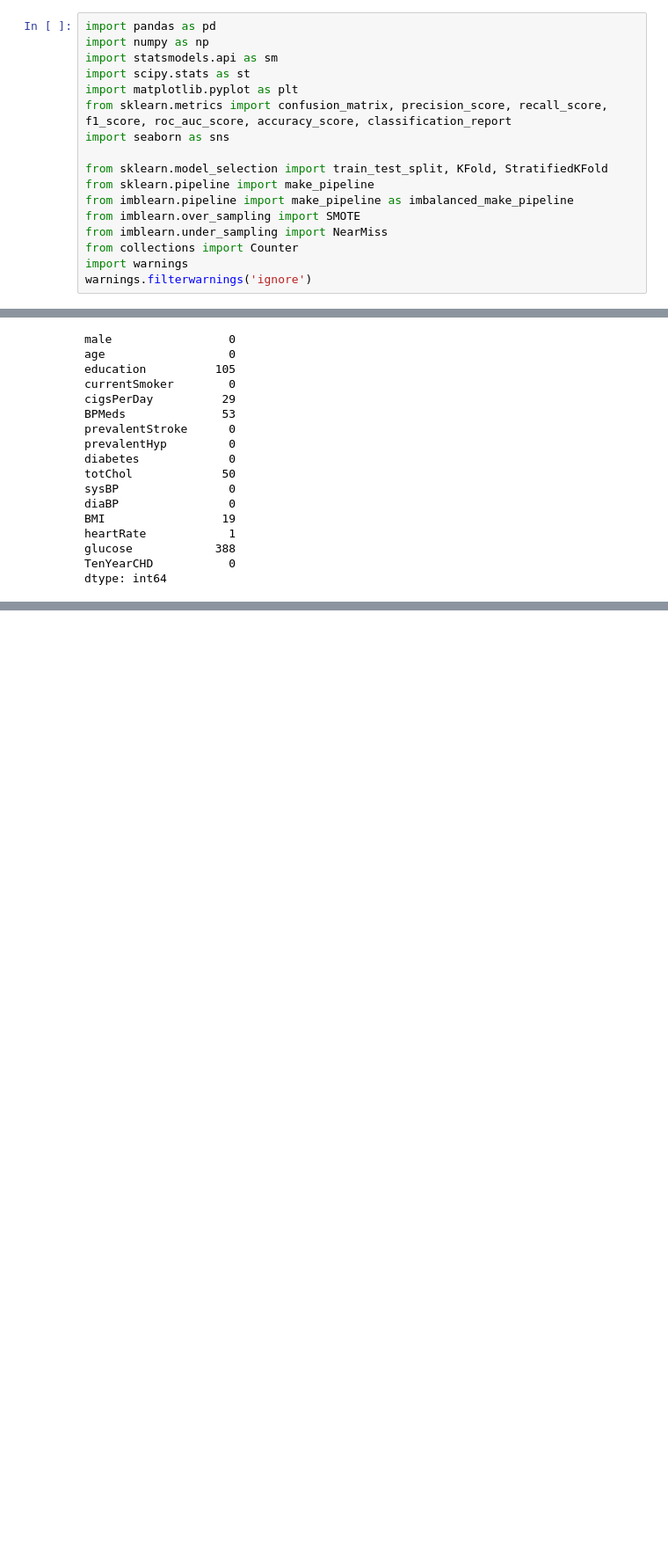
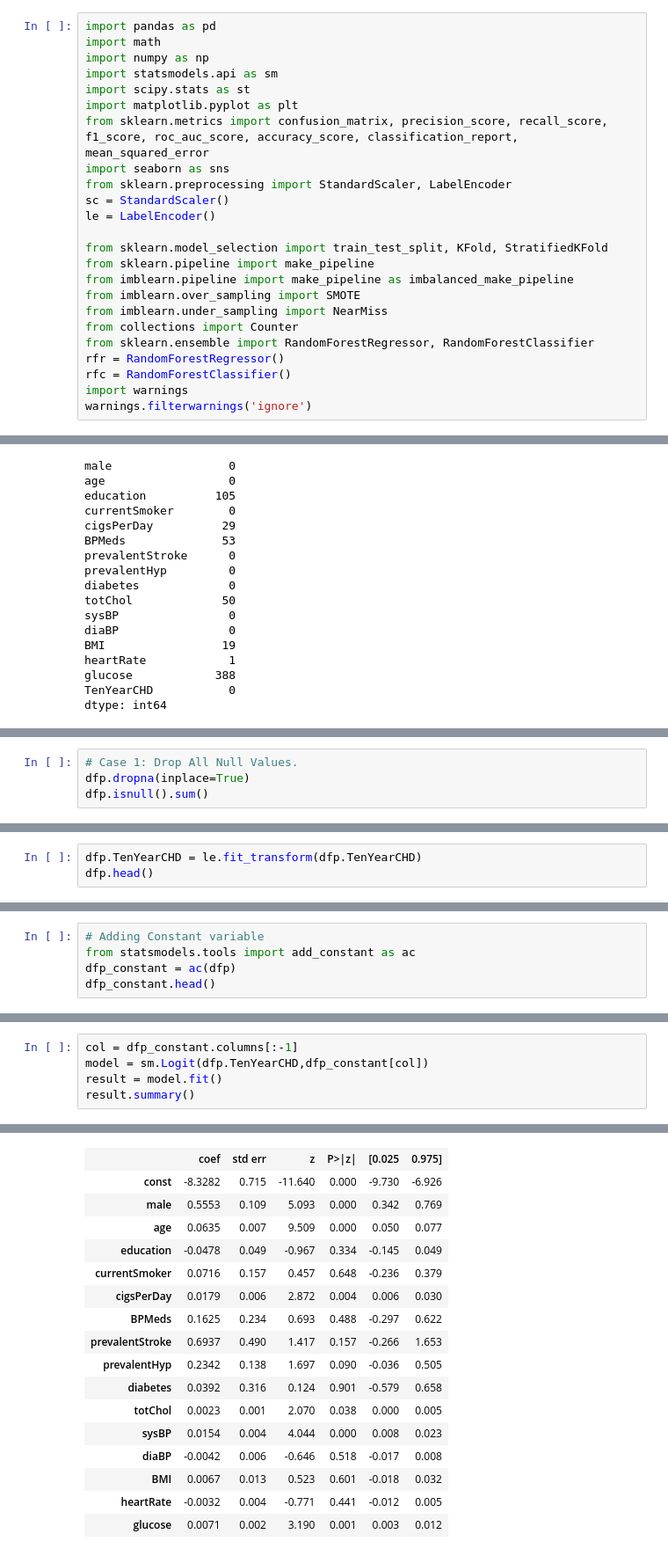
Before and after one commit to Dhruv-Chandra/Heart-Patients, a Jupyter notebook: Heart Patients.ipynb, the cells around one changed output, grey strips where cells are left out. Shown at 88% size. Saved outputs shown, nothing was run; the diff lists cells and outputs as text; blank space fills up the shorter version.

Commit message:
Logistic Regression/Logit

```diff
--- a/Heart Patients.ipynb
+++ b/Heart Patients.ipynb
@@ -10,12 +10,16 @@
 - This research intends to pinpoint the most relevant/risk factors of heart disease as well as predict the overall risk using logistic regression.
 # %%
 import pandas as pd
+import math
 import numpy as np
 import statsmodels.api as sm
 import scipy.stats as st
 import matplotlib.pyplot as plt
-from sklearn.metrics import confusion_matrix, precision_score, recall_score, f1_score, roc_auc_score, accuracy_score, classification_report
+from sklearn.metrics import confusion_matrix, precision_score, recall_score, f1_score, roc_auc_score, accuracy_score, classification_report, mean_squared_error
 import seaborn as sns
+from sklearn.preprocessing import StandardScaler, LabelEncoder
+sc = StandardScaler()
+le = LabelEncoder()
 
 from sklearn.model_selection import train_test_split, KFold, StratifiedKFold
 from sklearn.pipeline import make_pipeline
@@ -23,6 +27,9 @@ from imblearn.pipeline import make_pipeline as imbalanced_make_pipeline
 from imblearn.over_sampling import SMOTE
 from imblearn.under_sampling import NearMiss
 from collections import Counter
+from sklearn.ensemble import RandomForestRegressor, RandomForestClassifier
+rfr = RandomForestRegressor()
+rfc = RandomForestClassifier()
 import warnings
 warnings.filterwarnings('ignore')
 # %%
@@ -160,0 +179,4 @@ dtype: int64
+# %%
+# Case 1: Drop All Null Values.
+dfp.dropna(inplace=True)
+dfp.isnull().sum()
@@ -160,0 +201,3 @@ dtype: int64
+# %%
+dfp.TenYearCHD = le.fit_transform(dfp.TenYearCHD)
+dfp.head()
@@ -160,0 +215,5 @@ dtype: int64
+# %%
+# Adding Constant variable
+from statsmodels.tools import add_constant as ac
+dfp_constant = ac(dfp)
+dfp_constant.head()
@@ -160,0 +227,6 @@ dtype: int64
+# %%
+col = dfp_constant.columns[:-1]
+model = sm.Logit(dfp.TenYearCHD,dfp_constant[col])
+result = model.fit()
+result.summary()
+# %% [output]
@@ -160,0 +244,17 @@ dtype: int64
+|  | coef | std err | z | P>|z| | [0.025 | 0.975] |
+| const | -8.3282 | 0.715 | -11.640 | 0.000 | -9.730 | -6.926 |
+| male | 0.5553 | 0.109 | 5.093 | 0.000 | 0.342 | 0.769 |
+| age | 0.0635 | 0.007 | 9.509 | 0.000 | 0.050 | 0.077 |
+| education | -0.0478 | 0.049 | -0.967 | 0.334 | -0.145 | 0.049 |
+| currentSmoker | 0.0716 | 0.157 | 0.457 | 0.648 | -0.236 | 0.379 |
+| cigsPerDay | 0.0179 | 0.006 | 2.872 | 0.004 | 0.006 | 0.030 |
+| BPMeds | 0.1625 | 0.234 | 0.693 | 0.488 | -0.297 | 0.622 |
+| prevalentStroke | 0.6937 | 0.490 | 1.417 | 0.157 | -0.266 | 1.653 |
+| prevalentHyp | 0.2342 | 0.138 | 1.697 | 0.090 | -0.036 | 0.505 |
+| diabetes | 0.0392 | 0.316 | 0.124 | 0.901 | -0.579 | 0.658 |
+| totChol | 0.0023 | 0.001 | 2.070 | 0.038 | 0.000 | 0.005 |
+| sysBP | 0.0154 | 0.004 | 4.044 | 0.000 | 0.008 | 0.023 |
+| diaBP | -0.0042 | 0.006 | -0.646 | 0.518 | -0.017 | 0.008 |
+| BMI | 0.0067 | 0.013 | 0.523 | 0.601 | -0.018 | 0.032 |
+| heartRate | -0.0032 | 0.004 | -0.771 | 0.441 | -0.012 | 0.005 |
+| glucose | 0.0071 | 0.002 | 3.190 | 0.001 | 0.003 | 0.012 |
```
Also changed, not shown: parts of 19 cells of this notebook.
